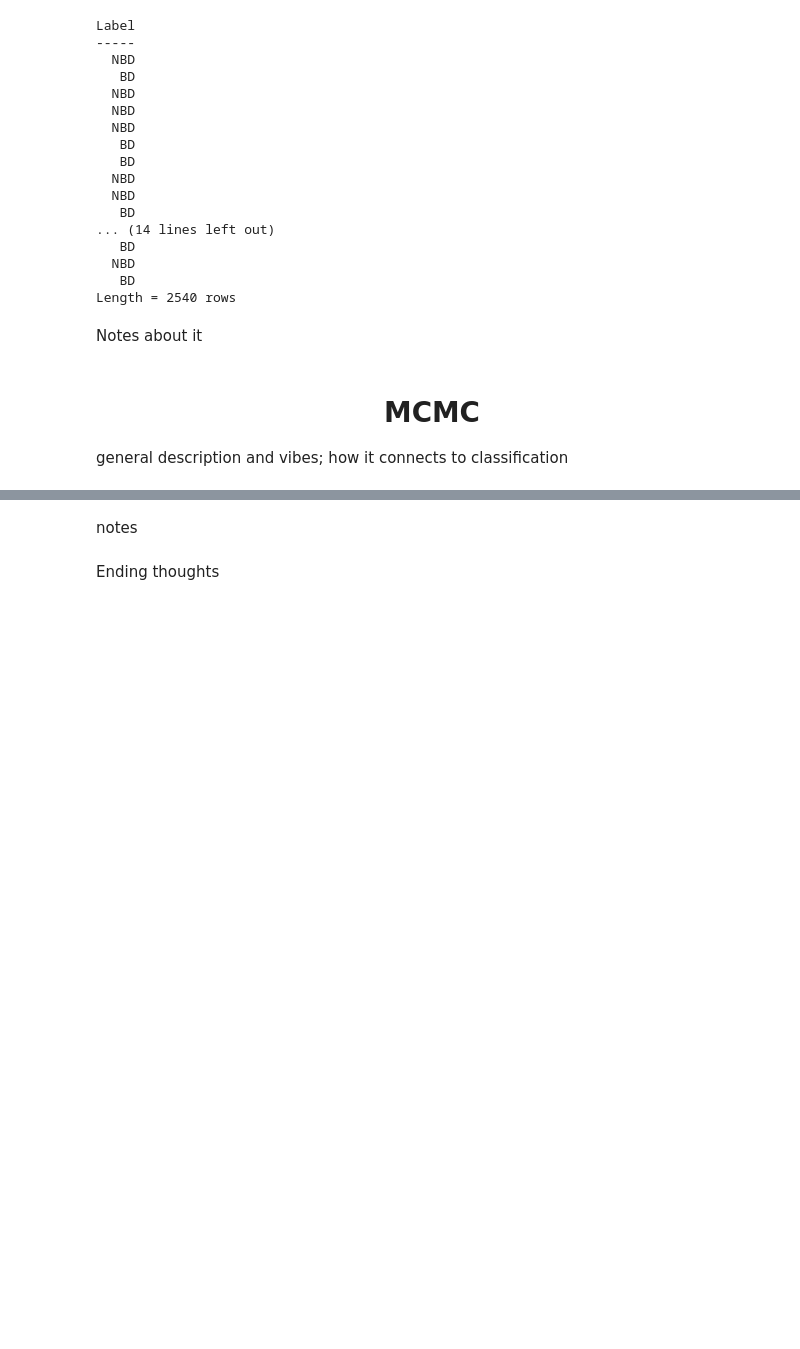
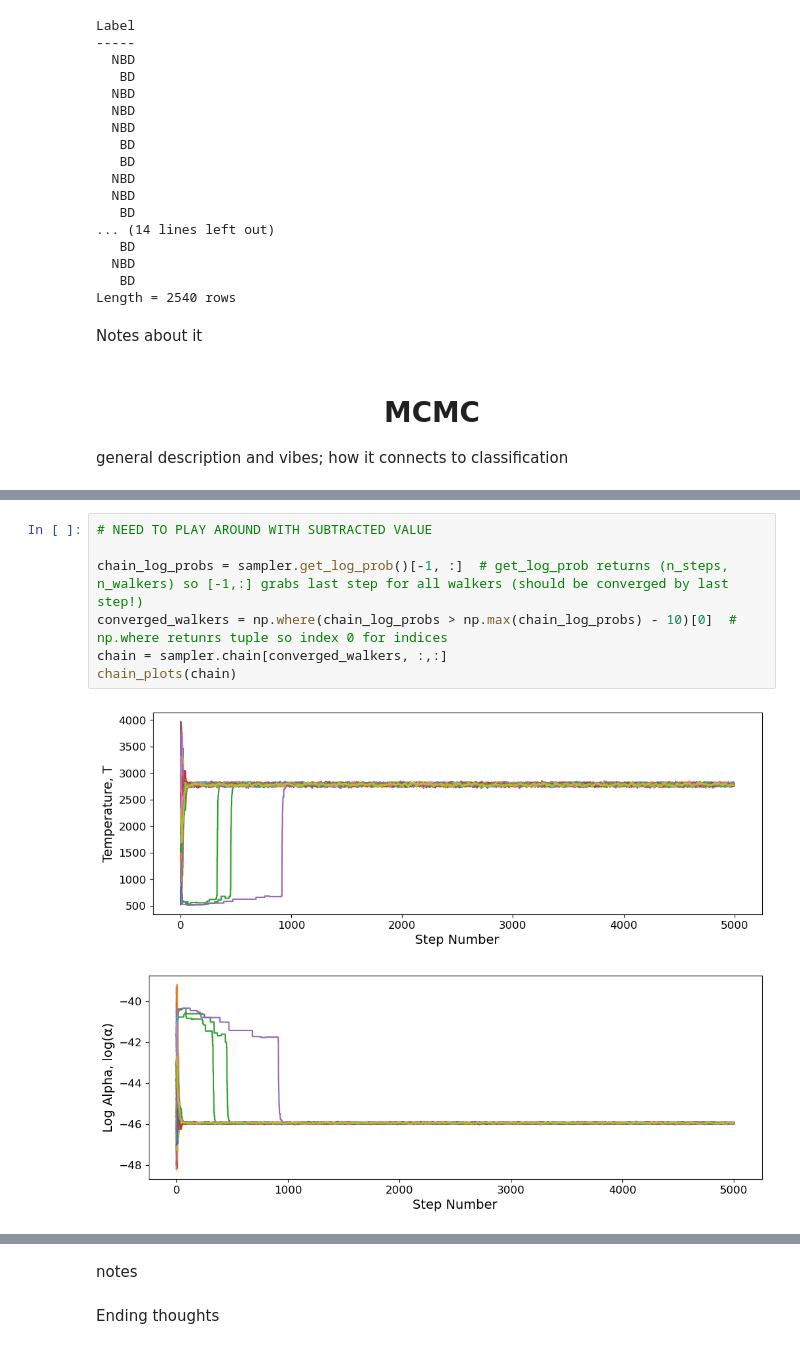
Before and after one commit to lagar05/ASTR154-Final-Project, a Jupyter notebook: Coding-Product.ipynb, the cells around one changed output, grey strips where cells are left out. Saved outputs shown, nothing was run; the diff lists cells and outputs as text; blank space fills up the shorter version.

```diff
--- a/Coding-Product.ipynb
+++ b/Coding-Product.ipynb
@@ -310,0 +406,10 @@ sampler.run_mcmc(initial_guesses, n_steps)
+# %%
+# NEED TO PLAY AROUND WITH SUBTRACTED VALUE
+
+chain_log_probs = sampler.get_log_prob()[-1, :]  # get_log_prob returns (n_steps, n_walkers) so [-1,:] grabs last step for all walkers (should be converged by last step!)
+converged_walkers = np.where(chain_log_probs > np.max(chain_log_probs) - 10)[0]  # np.where retunrs tuple so index 0 for indices
+chain = sampler.chain[converged_walkers, :,:]
+chain_plots(chain)
+# %% [output]
+[figure, added]
+[figure, added]
```
Also changed, not shown: parts of 14 cells of this notebook.
